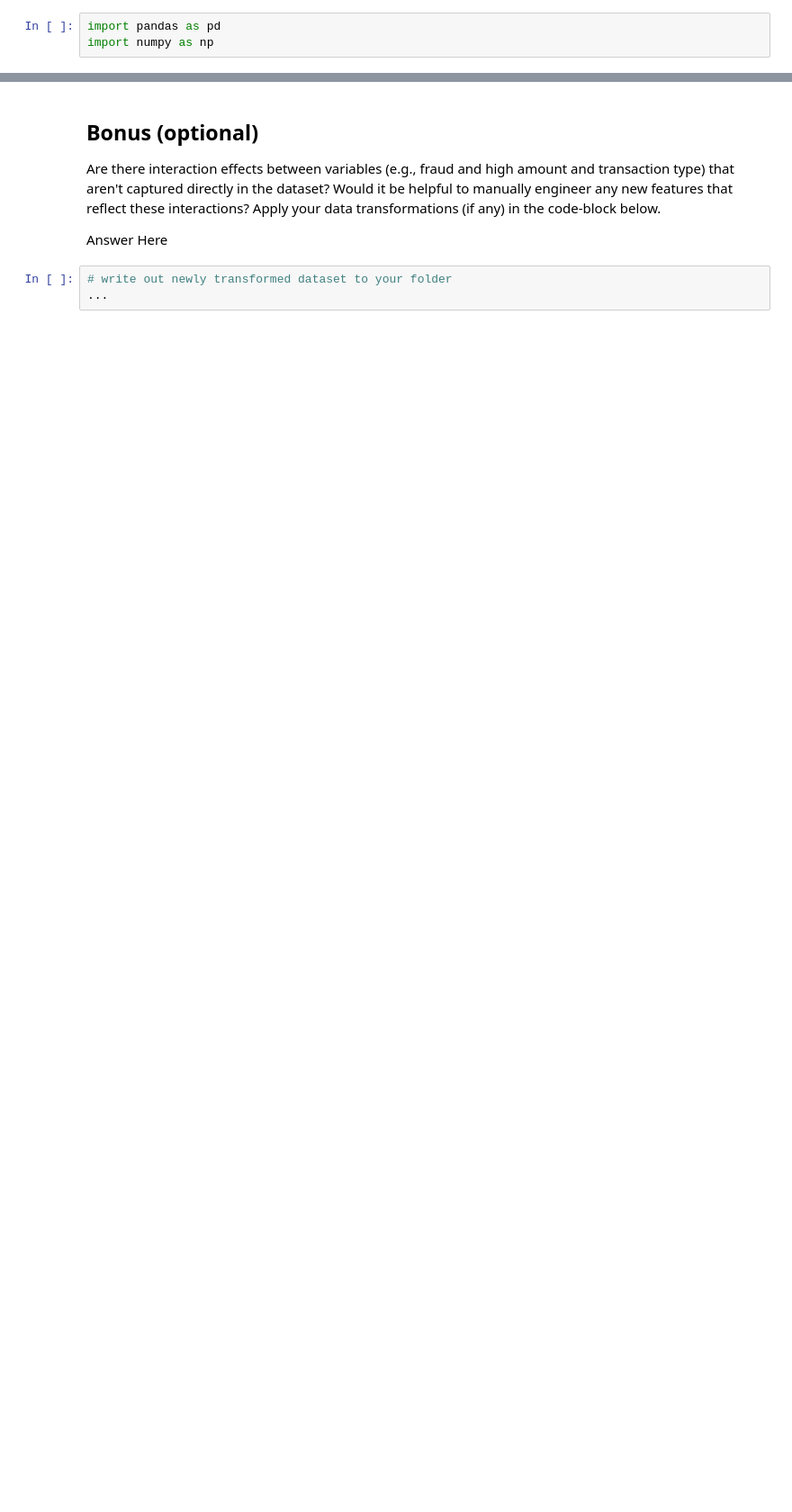
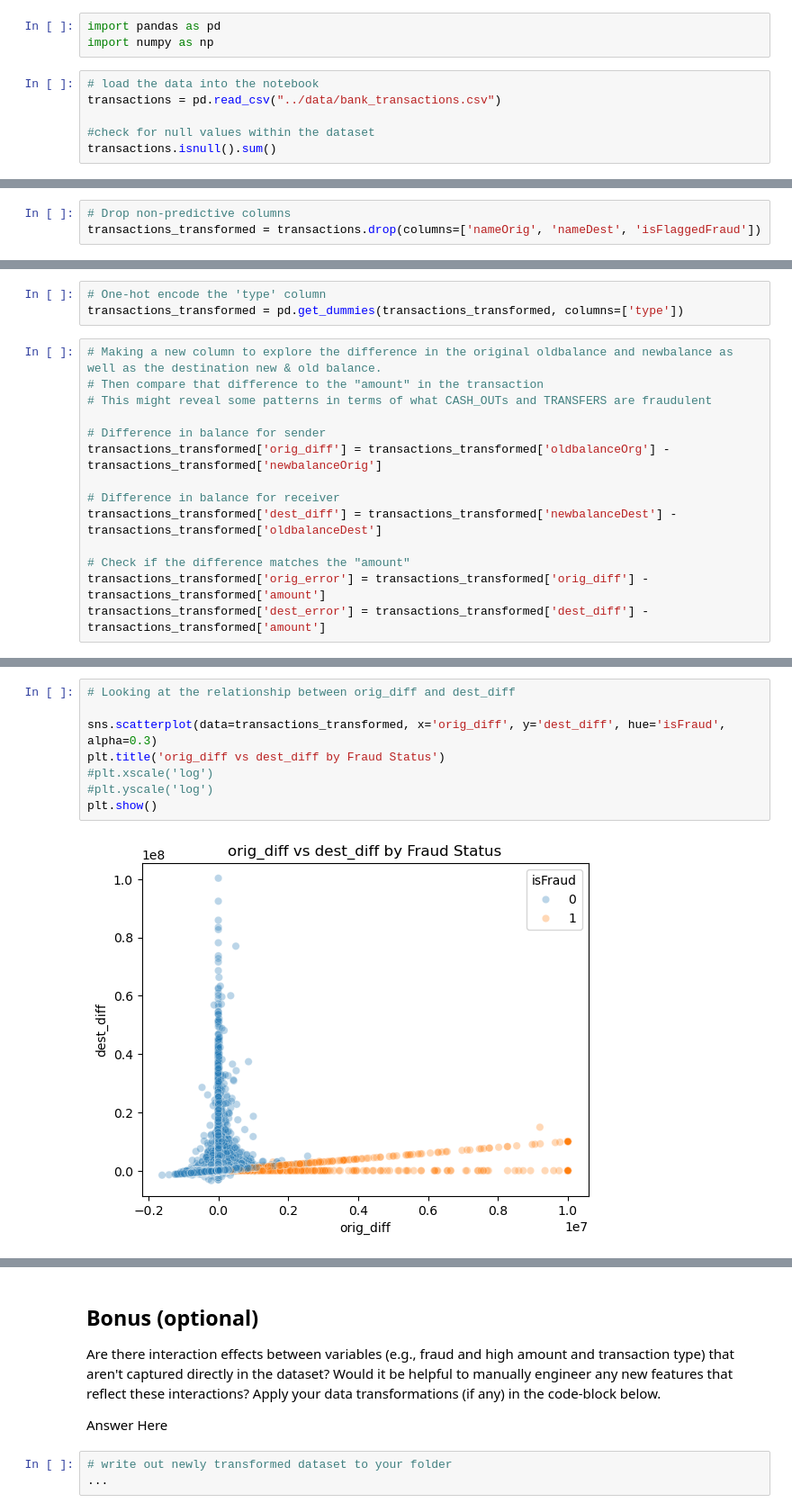
Before and after one commit to grullon-mina/Financial-Fraud-Detection, a Jupyter notebook: notebooks/transform.ipynb, the cells around one changed output, grey strips where cells are left out. Shown at 90% size. Saved outputs shown, nothing was run; the diff lists cells and outputs as text; blank space fills up the shorter version.

```diff
--- a/notebooks/transform.ipynb
+++ b/notebooks/transform.ipynb
@@ -13,3 +13,9 @@ You will write out this transformed dataframe as a `.csv` file to your `data/` f
 # %%
 import pandas as pd
 import numpy as np
+# %%
+# load the data into the notebook
+transactions = pd.read_csv("../data/bank_transactions.csv")
+
+#check for null values within the dataset
+transactions.isnull().sum()
@@ -22,3 +40,6 @@ Answer here
+# %%
+# Drop non-predictive columns
+transactions_transformed = transactions.drop(columns=['nameOrig', 'nameDest', 'isFlaggedFraud'])
 # %% [markdown]
 ## Q2
 
@@ -27,0 +49,17 @@ Answer here
+# %%
+# One-hot encode the 'type' column
+transactions_transformed = pd.get_dummies(transactions_transformed, columns=['type'])
+# %%
+# Making a new column to explore the difference in the original oldbalance and newbalance as well as the destination new & old balance.
+# Then compare that difference to the "amount" in the transaction
+# This might reveal some patterns in terms of what CASH_OUTs and TRANSFERS are fraudulent
+
+# Difference in balance for sender
+transactions_transformed['orig_diff'] = transactions_transformed['oldbalanceOrg'] - transactions_transformed['newbalanceOrig']
+
+# Difference in balance for receiver
+transactions_transformed['dest_diff'] = transactions_transformed['newbalanceDest'] - transactions_transformed['oldbalanceDest']
+
+# Check if the difference matches the "amount"
+transactions_transformed['orig_error'] = transactions_transformed['orig_diff'] - transactions_transformed['amount']
+transactions_transformed['dest_error'] = transactions_transformed['dest_diff'] - transactions_transformed['amount']
@@ -27,0 +70,10 @@ Answer here
+# %%
+# Looking at the relationship between orig_diff and dest_diff
+
+sns.scatterplot(data=transactions_transformed, x='orig_diff', y='dest_diff', hue='isFraud', alpha=0.3)
+plt.title('orig_diff vs dest_diff by Fraud Status')
+#plt.xscale('log')
+#plt.yscale('log')
+plt.show()
+# %% [output]
+[figure, added]
```
Also changed, not shown: parts of 8 cells of this notebook.
